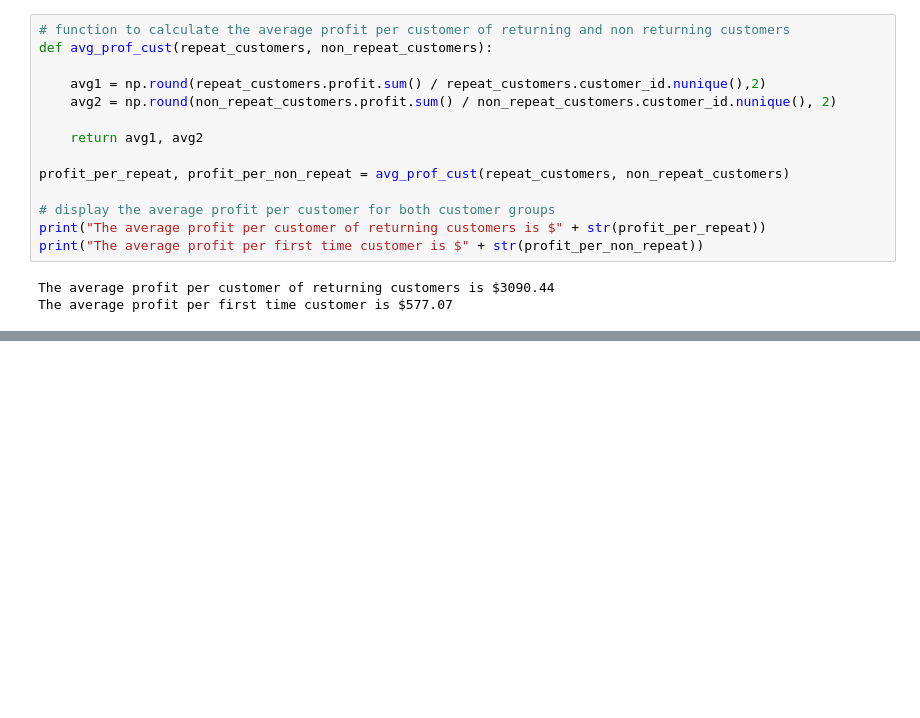
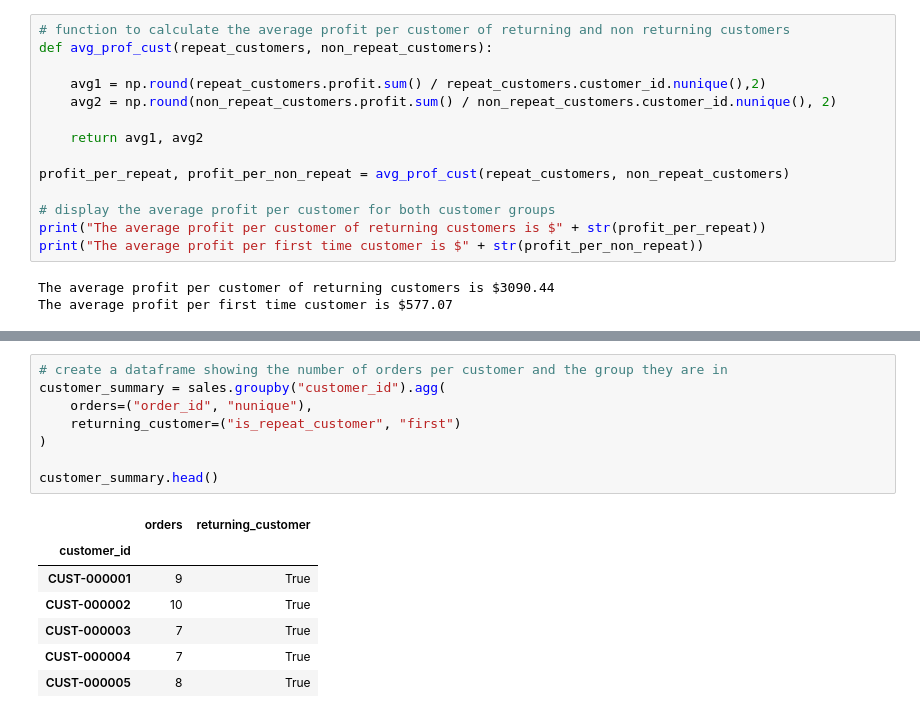
Before and after one commit to AJD1888/E-commerce-Analysis, a Jupyter notebook: e-commerce-notebook.ipynb, the cells around one changed output, grey strips where cells are left out. Drawn from its saved outputs; the diff is of its cells as text; blank space fills up the shorter version.

```diff
--- a/e-commerce-notebook.ipynb
+++ b/e-commerce-notebook.ipynb
@@ -308,0 +219,16 @@ plt.savefig("Distribution_of_customer_orders.png")
+# %%
+# create a dataframe showing the number of orders per customer and the group they are in
+customer_summary = sales.groupby("customer_id").agg(
+    orders=("order_id", "nunique"),
+    returning_customer=("is_repeat_customer", "first")
+)
+
+customer_summary.head()
+# %% [output]
+|  | orders | returning_customer |
+| customer_id |  |  |
+| CUST-000001 | 9 | True |
+| CUST-000002 | 10 | True |
+| CUST-000003 | 7 | True |
+| CUST-000004 | 7 | True |
+| CUST-000005 | 8 | True |
```
Also changed, not shown: parts of 9 cells of this notebook, 1 other file.
